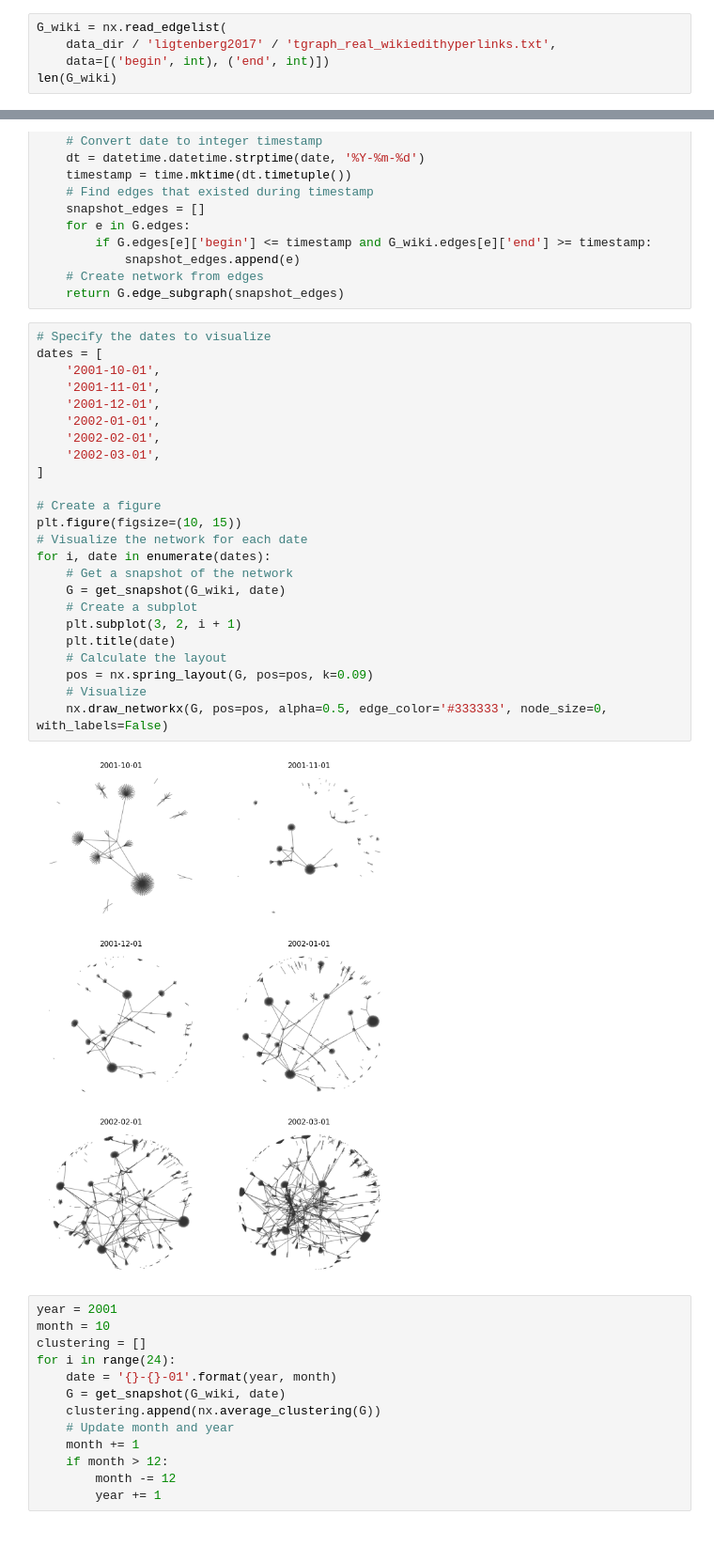
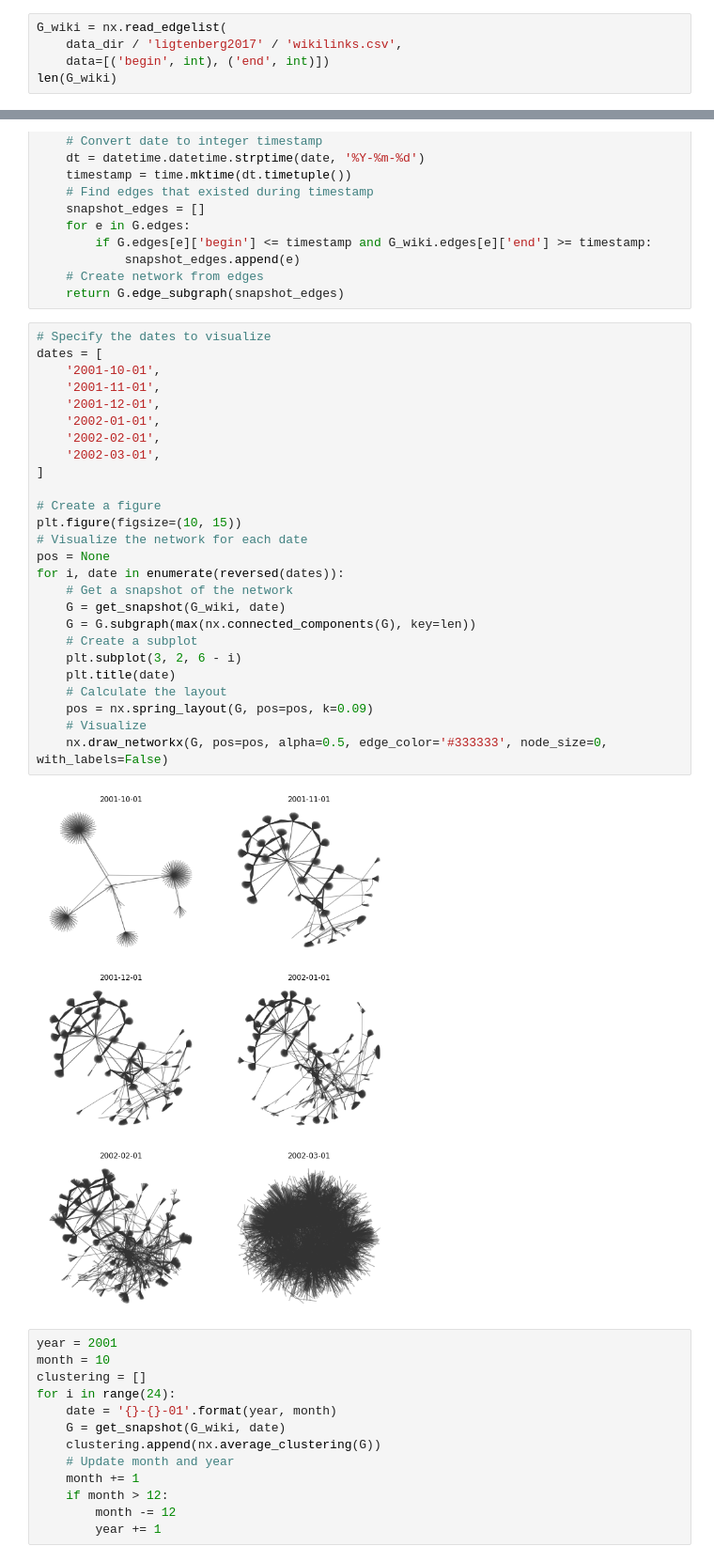
Before and after one commit to PacktPublishing/Network-Science-with-Python-and-NetworkX-Quick-Start-Guide, a Jupyter notebook: Chapter_10.ipynb, the cells around one changed output, grey strips where cells are left out. Shown: that part at 94% size. Drawn from its saved outputs; the diff is of its cells as text.

Commit message:
Add smaller ligtenberg2007 data and revise code.

```diff
--- a/Chapter_10.ipynb
+++ b/Chapter_10.ipynb
@@ -181,7 +181,7 @@ nx.average_clustering(G_residual)
 ## Working With Time Data
 # %%
 G_wiki = nx.read_edgelist(
-    data_dir / 'ligtenberg2017' / 'tgraph_real_wikiedithyperlinks.txt',
+    data_dir / 'ligtenberg2017' / 'wikilinks.csv',
     data=[('begin', int), ('end', int)])
 len(G_wiki)
 # %% [output]
@@ -203,29 +203,31 @@ def get_snapshot(G, date):
 # %%
 # Specify the dates to visualize
 dates = [
     '2001-10-01',
     '2001-11-01',
     '2001-12-01',
     '2002-01-01',
     '2002-02-01',
     '2002-03-01',
 ]
 
 # Create a figure
 plt.figure(figsize=(10, 15))
 # Visualize the network for each date
-for i, date in enumerate(dates):
+pos = None
+for i, date in enumerate(reversed(dates)):
     # Get a snapshot of the network
     G = get_snapshot(G_wiki, date)
+    G = G.subgraph(max(nx.connected_components(G), key=len))
     # Create a subplot
-    plt.subplot(3, 2, i + 1)
+    plt.subplot(3, 2, 6 - i)
     plt.title(date)
     # Calculate the layout
     pos = nx.spring_layout(G, pos=pos, k=0.09)
     # Visualize
     nx.draw_networkx(G, pos=pos, alpha=0.5, edge_color='#333333', node_size=0, with_labels=False)
 # %% [output]
-[figure, old version]
+[figure, new version]
 # %%
 year = 2001
 month = 10
```
Also changed, not shown: parts of 4 cells of this notebook, 2 other files.
